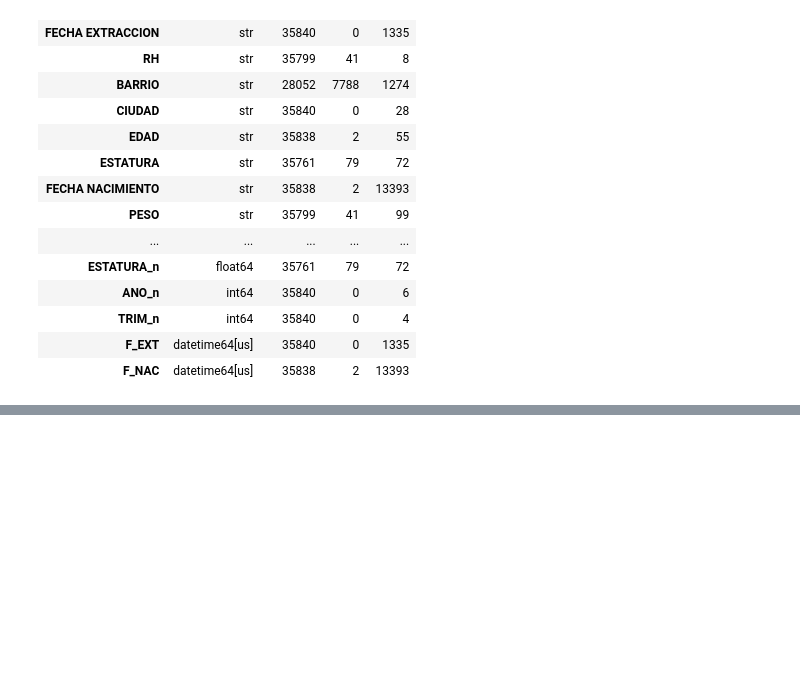
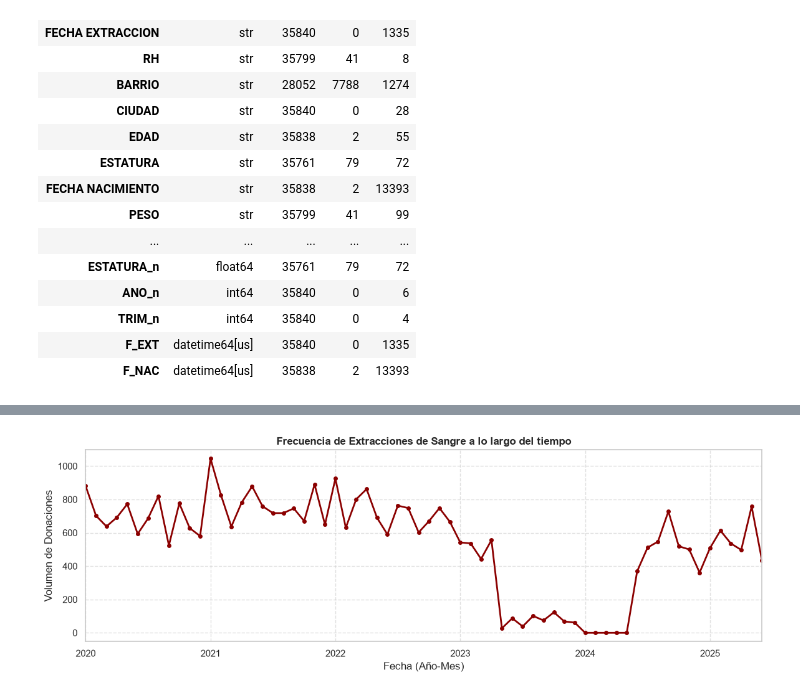
Before and after one commit to jucarami/actividad2EDAalina-alba, a Jupyter notebook: diagnostico_datos.ipynb, the cells around one changed output, grey strips where cells are left out. Saved outputs shown, nothing was run; the diff lists cells and outputs as text; code cells hidden in the pictures; blank space fills up the shorter version.

```diff
--- a/diagnostico_datos.ipynb
+++ b/diagnostico_datos.ipynb
@@ -113,0 +270,13 @@ pd.DataFrame({
+# %%
+# Agrupar conteo de donaciones por mes y año ('ME' es Month End en pandas)
+tendencia = df.dropna(subset=['F_EXT']).set_index('F_EXT').resample('ME').size()
+
+plt.figure(figsize=(14, 4))
+tendencia.plot(color='darkred', linewidth=2, marker='o', markersize=4)
+plt.title('Frecuencia de Extracciones de Sangre a lo largo del tiempo', fontsize=12, fontweight='bold')
+plt.xlabel('Fecha (Año-Mes)')
+plt.ylabel('Volumen de Donaciones')
+plt.grid(True, linestyle='--', alpha=0.6)
+plt.show()
+# %% [output]
+[figure, added]
```
Also changed, not shown: parts of 11 cells of this notebook.
